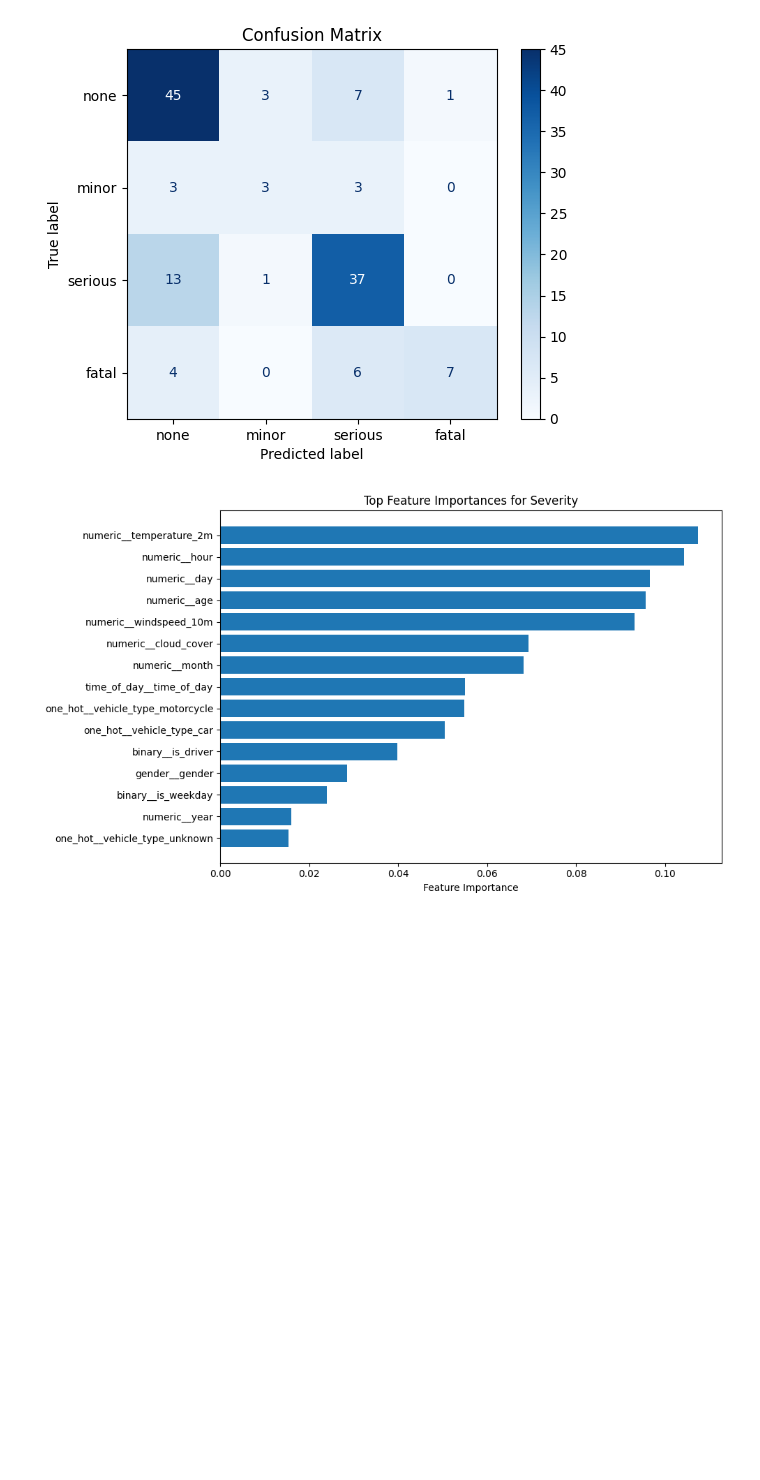
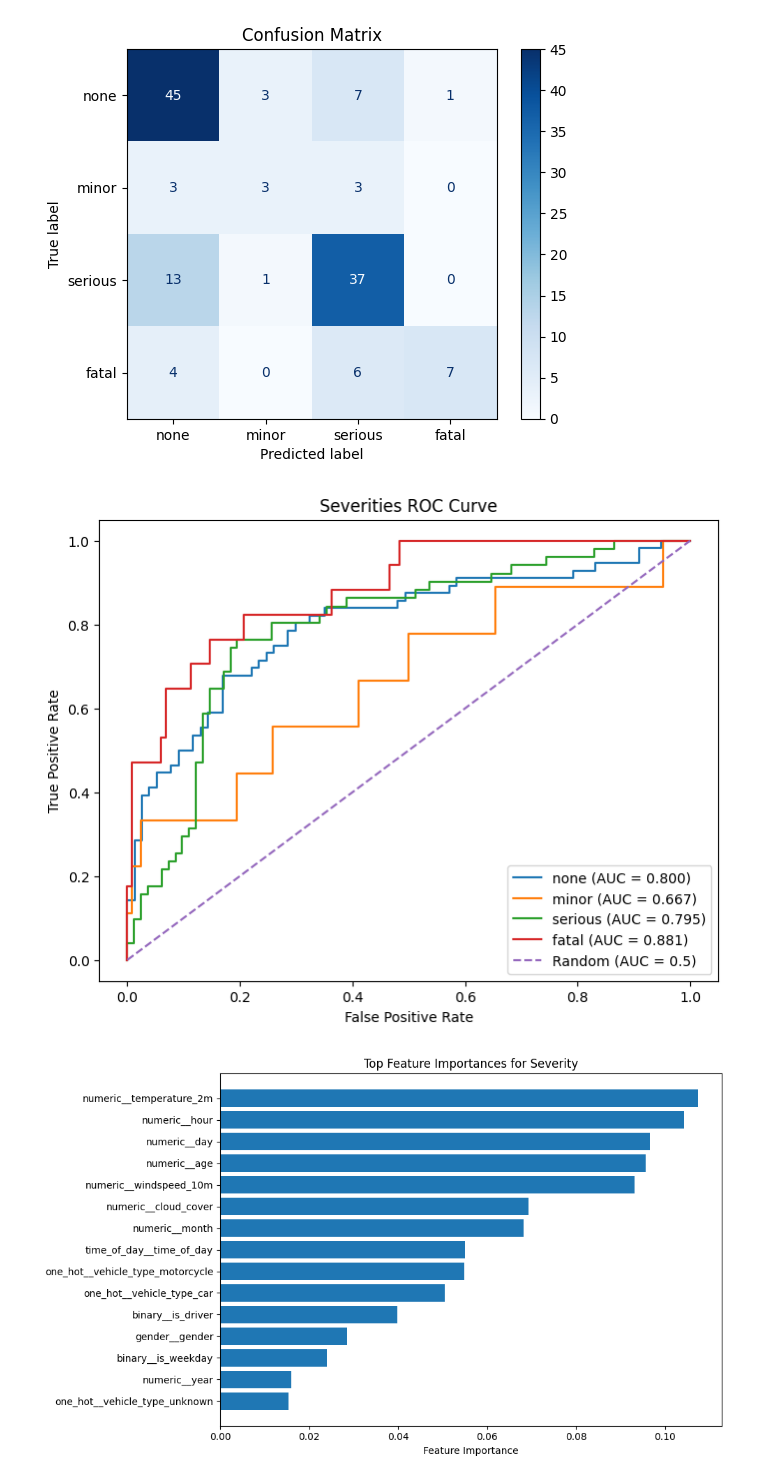
Before and after one commit to Alan-Grech295/ics5110-news-analysis, a Jupyter notebook: 3a_random_forests_alan_grech.ipynb, the cells around one changed output. Cells and saved outputs as stored; diff of their text form; code cells hidden in the pictures; blank space fills up the shorter version.

```diff
--- a/3a_random_forests_alan_grech.ipynb
+++ b/3a_random_forests_alan_grech.ipynb
@@ -191,6 +244,16 @@ plt.title("Confusion Matrix")
 plt.show()
 # %% [output]
 [figure]
+# %%
+n_classes = len(np.unique(y_test))
+
+y_proba = best_pipeline.predict_proba(x_test)
+
+fig, ax = display_roc_curve(y_test, y_proba, n_classes, label=["none", "minor", "serious", "fatal"])
+ax.set_title("Severities ROC Curve")
+plt.show()
+# %% [output]
+[figure, added]
 # %%
 feature_names = best_pipeline.named_steps["preprocessor"].get_feature_names_out()
 importances = best_pipeline.named_steps["classifier"].feature_importances_
```
Also changed, not shown: parts of 22 cells of this notebook.
